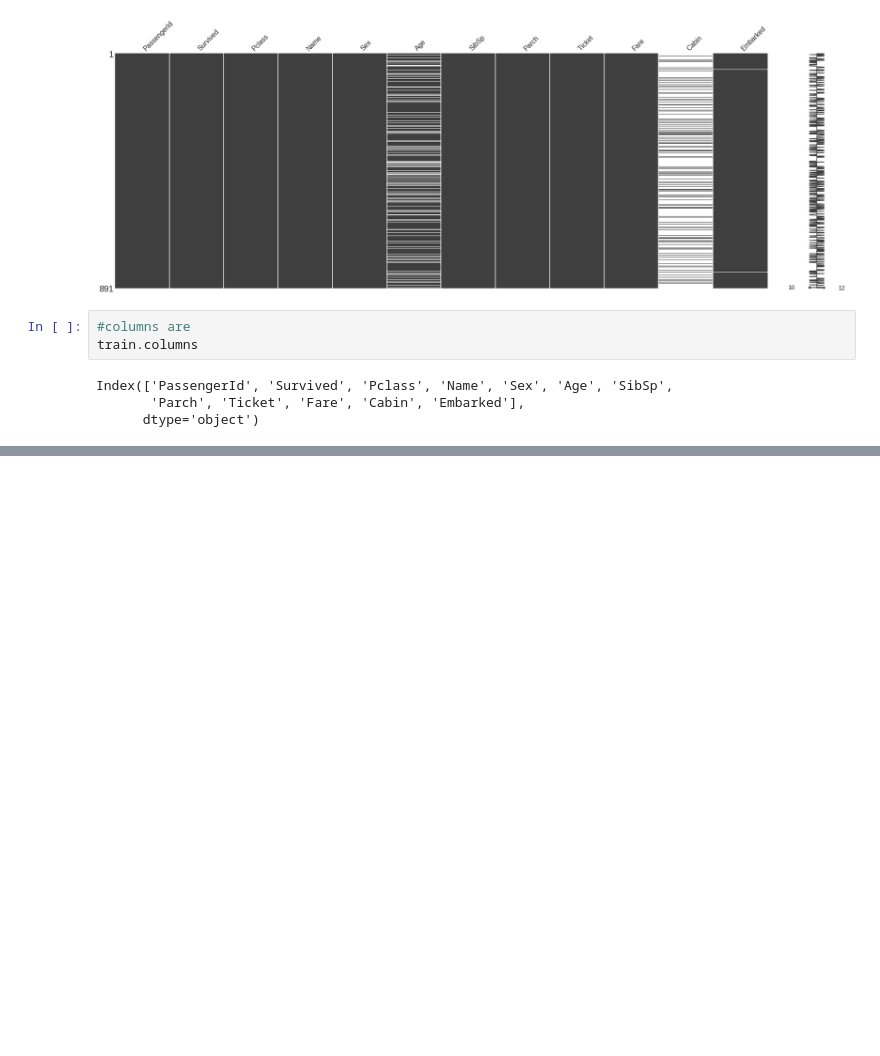
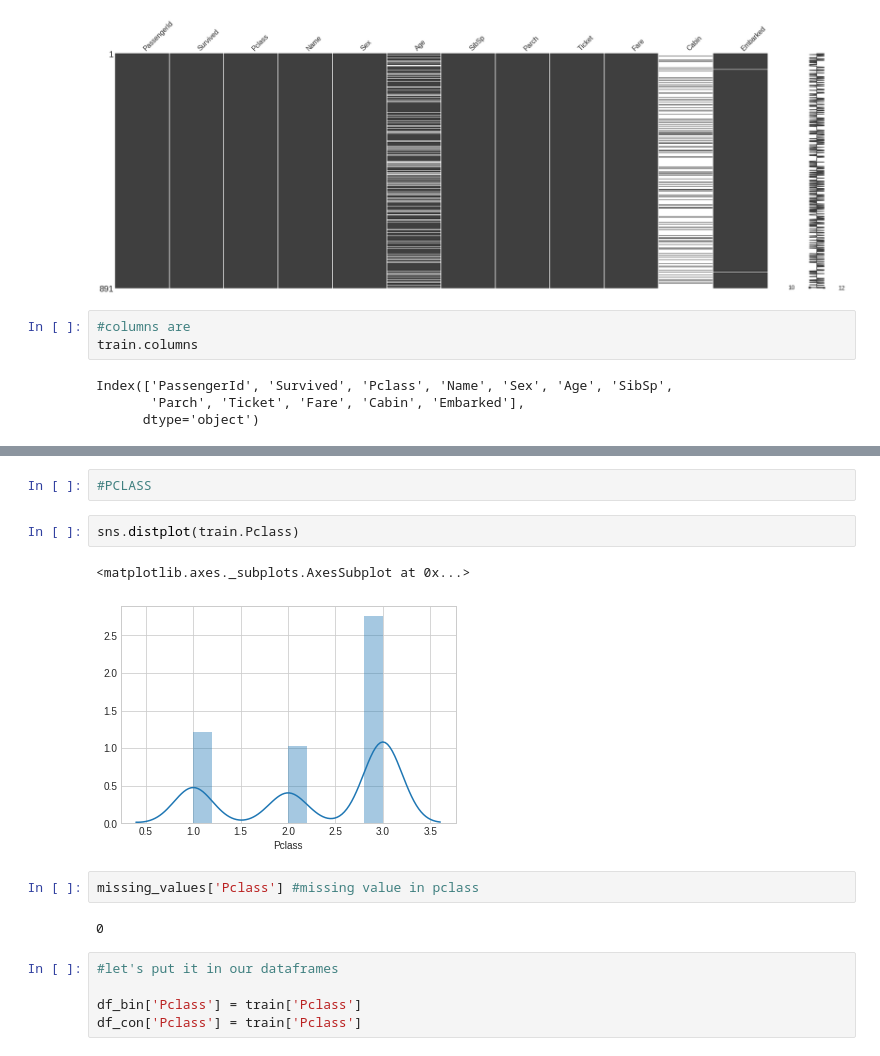
Before and after one commit to shubham-singh-ss/Titanic-ML, a Jupyter notebook: Titanic survivers.ipynb, the cells around one changed output, grey strips where cells are left out. Cells and saved outputs as stored; diff of their text form; blank space fills up the shorter version.

```diff
--- a/Titanic survivers.ipynb
+++ b/Titanic survivers.ipynb
@@ -120,0 +183,16 @@ number of missing and NaN values for each columns
+# %%
+#PCLASS
+# %%
+sns.distplot(train.Pclass)
+# %% [output]
+<matplotlib.axes._subplots.AxesSubplot at 0x...>
+[figure, added]
+# %%
+missing_values['Pclass'] #missing value in pclass
+# %% [output]
+0
+# %%
+#let's put it in our dataframes
+
+df_bin['Pclass'] = train['Pclass']
+df_con['Pclass'] = train['Pclass']
```
Also changed, not shown: parts of 17 cells of this notebook.
